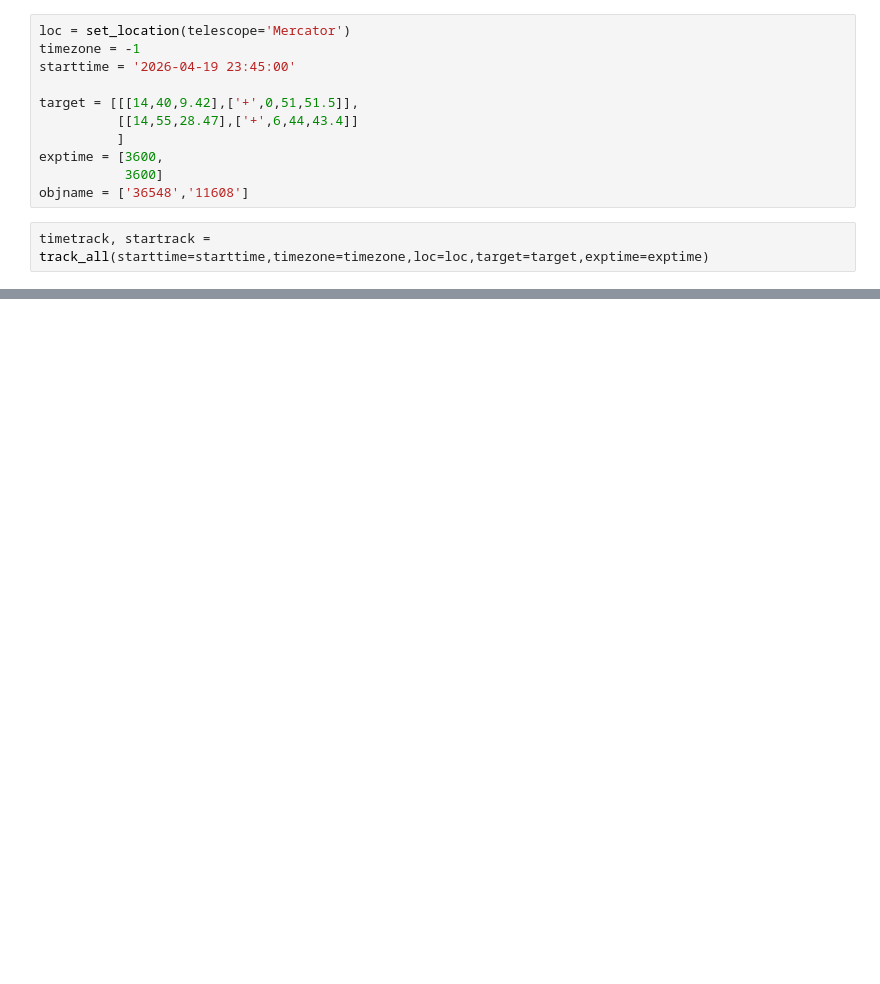
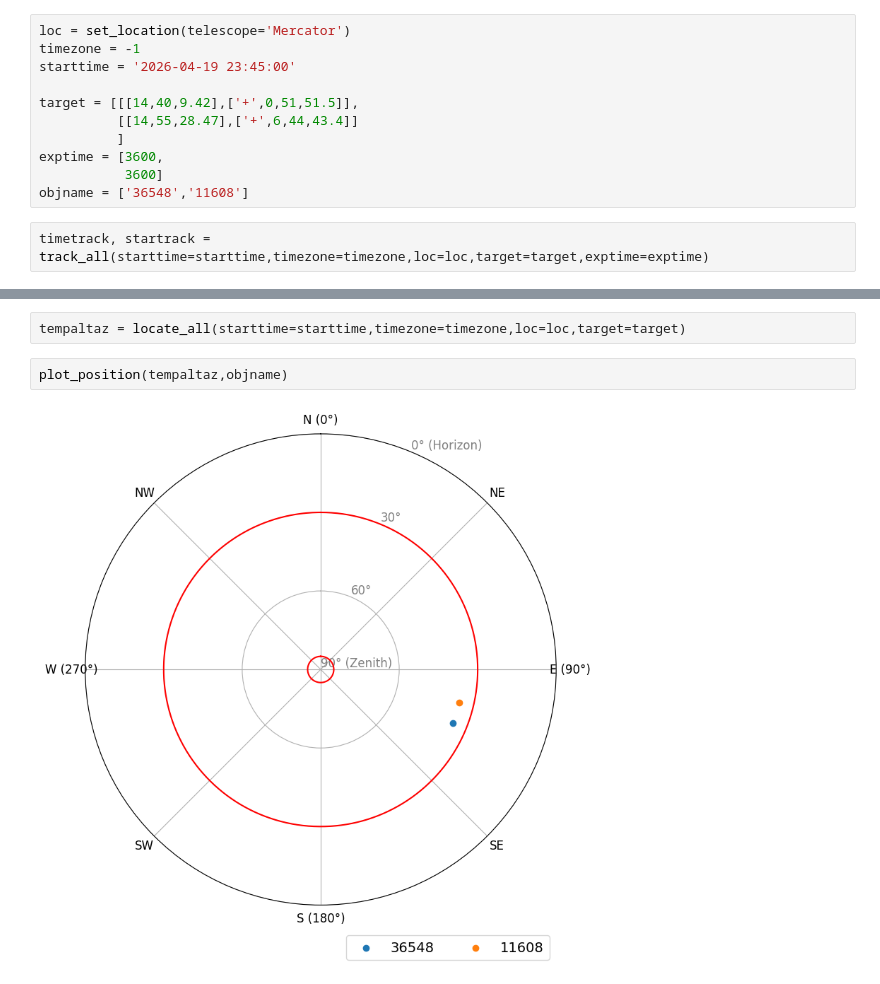
Before and after one commit to ZhangR-Z/startrack, a Jupyter notebook: startrack.ipynb, the cells around one changed output, grey strips where cells are left out. Drawn from its saved outputs; the diff is of its cells as text; blank space fills up the shorter version.

```diff
--- a/startrack.ipynb
+++ b/startrack.ipynb
@@ -26,0 +29,6 @@ plot_track(timetrack, startrack, objname=objname)
+# %%
+tempaltaz = locate_all(starttime=starttime,timezone=timezone,loc=loc,target=target)
+# %%
+plot_position(tempaltaz,objname)
+# %% [output]
+[figure, added]
```
Also changed, not shown: parts of 2 cells of this notebook, 3 other files.
